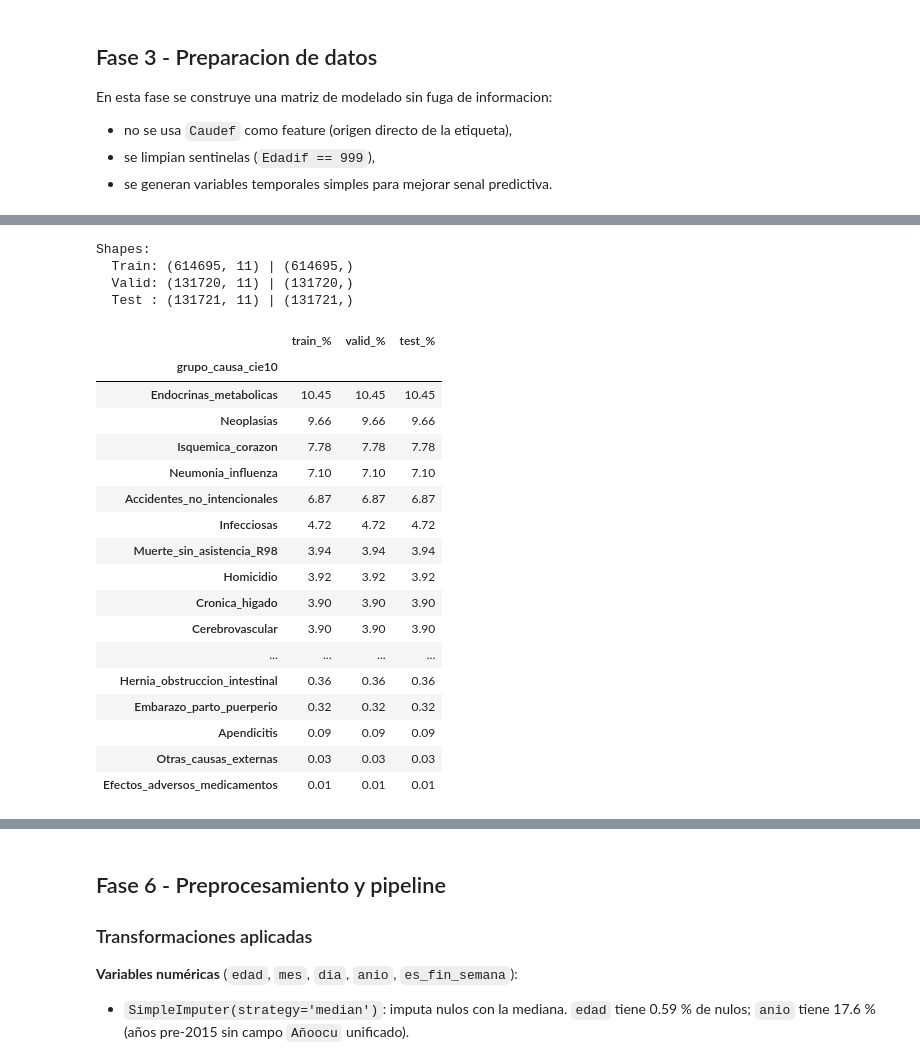
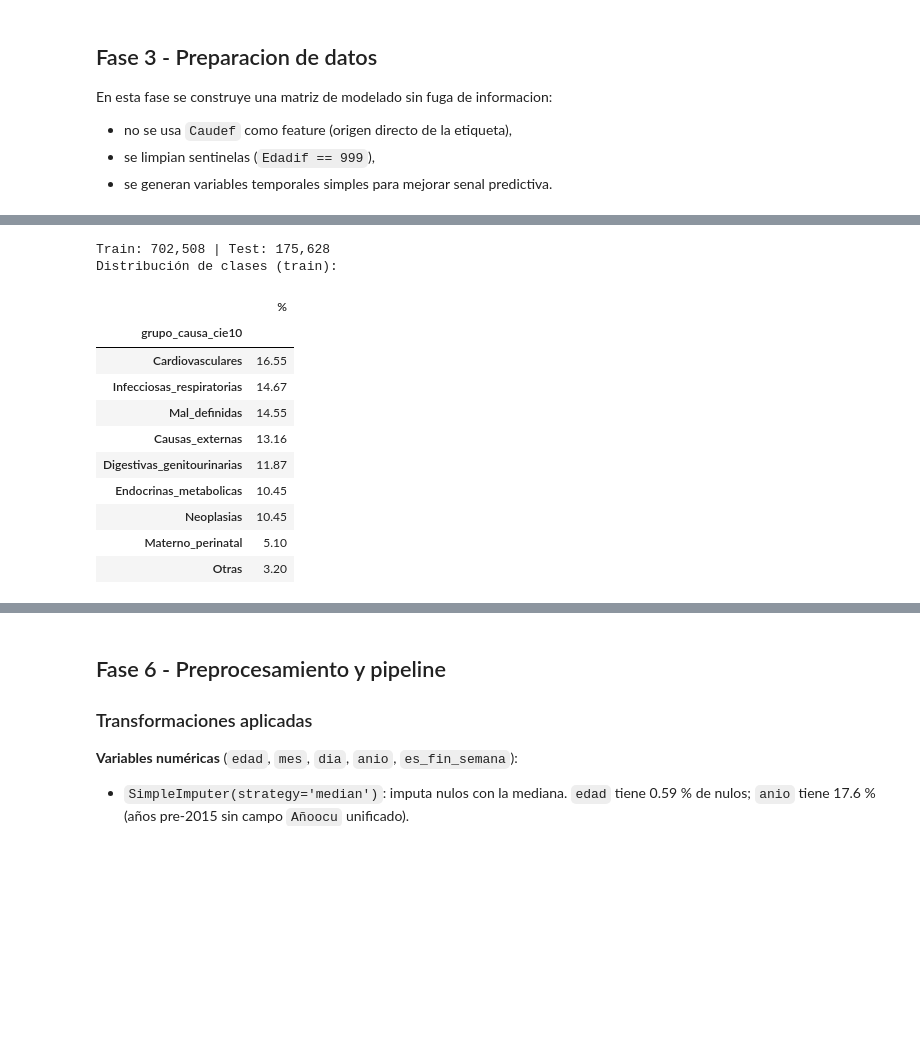
Before and after one commit to jcdiegolopez/MD-PY1, a Jupyter notebook: modelado_predictivo.ipynb, the cells around one changed output, grey strips where cells are left out. Cells and saved outputs as stored; diff of their text form; code cells hidden in the pictures; blank space fills up the shorter version.

```diff
--- a/modelado_predictivo.ipynb
+++ b/modelado_predictivo.ipynb
@@ -576,59 +725,31 @@ Como la variable objetivo es categorica, se usa `stratify=y` para mantener propo
 # %%
-X_train, X_temp, y_train, y_temp = train_test_split(
+X_train, X_test, y_train, y_test = train_test_split(
     df_model,
-    y,
-    test_size=0.30,
+    y_macro,
+    test_size=0.20,
     random_state=RANDOM_STATE,
-    stratify=y,
+    stratify=y_macro,
 )
 
-X_valid, X_test, y_valid, y_test = train_test_split(
-    X_temp,
-    y_temp,
-    test_size=0.50,
-    random_state=RANDOM_STATE,
-    stratify=y_temp,
-)
+print(f'Train: {X_train.shape[0]:,} | Test: {X_test.shape[0]:,}')
 
-print('Shapes:')
-print(f'  Train: {X_train.shape} | {y_train.shape}')
-print(f'  Valid: {X_valid.shape} | {y_valid.shape}')
-print(f'  Test : {X_test.shape} | {y_test.shape}')
+def class_share(series: pd.Series) -> pd.DataFrame:
+    return series.value_counts(normalize=True).mul(100).round(2).to_frame('%')
 
-def class_share(series: pd.Series) -> pd.Series:
-    return series.value_counts(normalize=True).mul(100).round(2)
-
-balance = pd.concat(
-    [
-        class_share(y_train).rename('train_%'),
-        class_share(y_valid).rename('valid_%'),
-        class_share(y_test).rename('test_%'),
-    ],
-    axis=1,
-).fillna(0.0)
-
-display(balance)
+print('Distribución de clases (train):')
+display(class_share(y_train))
 # %% [output]
-Shapes:
-  Train: (614695, 11) | (614695,)
-  Valid: (131720, 11) | (131720,)
-  Test : (131721, 11) | (131721,)
+Train: 702,508 | Test: 175,628
+Distribución de clases (train):
-|  | train_% | valid_% | test_% |
-| grupo_causa_cie10 |  |  |  |
-| Endocrinas_metabolicas | 10.45 | 10.45 | 10.45 |
-| Neoplasias | 9.66 | 9.66 | 9.66 |
-| Isquemica_corazon | 7.78 | 7.78 | 7.78 |
-| Neumonia_influenza | 7.10 | 7.10 | 7.10 |
-| Accidentes_no_intencionales | 6.87 | 6.87 | 6.87 |
-| Infecciosas | 4.72 | 4.72 | 4.72 |
-| Muerte_sin_asistencia_R98 | 3.94 | 3.94 | 3.94 |
-| Homicidio | 3.92 | 3.92 | 3.92 |
-| Cronica_higado | 3.90 | 3.90 | 3.90 |
-| Cerebrovascular | 3.90 | 3.90 | 3.90 |
-| ... | ... | ... | ... |
-| Hernia_obstruccion_intestinal | 0.36 | 0.36 | 0.36 |
-| Embarazo_parto_puerperio | 0.32 | 0.32 | 0.32 |
-| Apendicitis | 0.09 | 0.09 | 0.09 |
-| Otras_causas_externas | 0.03 | 0.03 | 0.03 |
-| Efectos_adversos_medicamentos | 0.01 | 0.01 | 0.01 |
+|  | % |
+| grupo_causa_cie10 |  |
+| Cardiovasculares | 16.55 |
+| Infecciosas_respiratorias | 14.67 |
+| Mal_definidas | 14.55 |
+| Causas_externas | 13.16 |
+| Digestivas_genitourinarias | 11.87 |
+| Endocrinas_metabolicas | 10.45 |
+| Neoplasias | 10.45 |
+| Materno_perinatal | 5.10 |
+| Otras | 3.20 |
 # %% [markdown]
```
Also changed, not shown: parts of 65 cells of this notebook, 1 other file.
